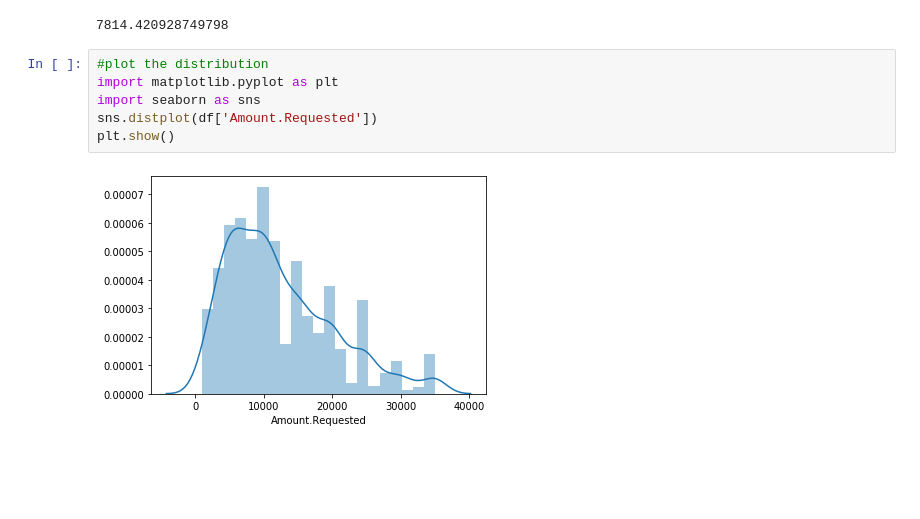
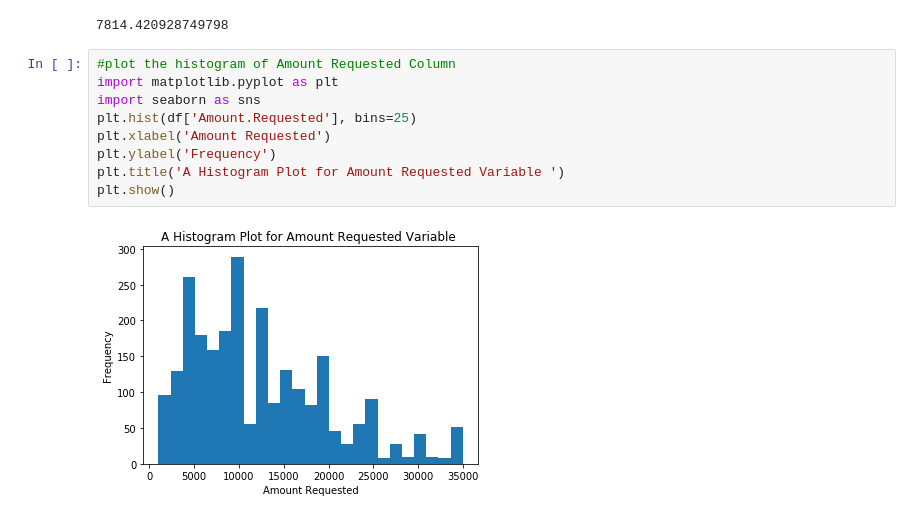
Before and after one commit to tarundutta/MathematicsForAdvanceDeepLearning, a Jupyter notebook: Basic Statistics.ipynb, the cells around one changed output. Drawn from its saved outputs; the diff is of its cells as text; blank space fills up the shorter version.

```diff
--- a/Basic Statistics.ipynb
+++ b/Basic Statistics.ipynb
@@ -23,10 +23,13 @@ df['Amount.Requested'].std()
 # %% [output]
 7814.420928749798
 # %%
-#plot the distribution
+#plot the histogram of Amount Requested Column
 import matplotlib.pyplot as plt
 import seaborn as sns
-sns.distplot(df['Amount.Requested'])
+plt.hist(df['Amount.Requested'], bins=25)
+plt.xlabel('Amount Requested')
+plt.ylabel('Frequency')
+plt.title('A Histogram Plot for Amount Requested Variable ')
 plt.show()
 # %% [output]
-[figure, old version]
+[figure, new version]
```
Also changed, not shown: parts of 8 cells of this notebook, 1 other file.
